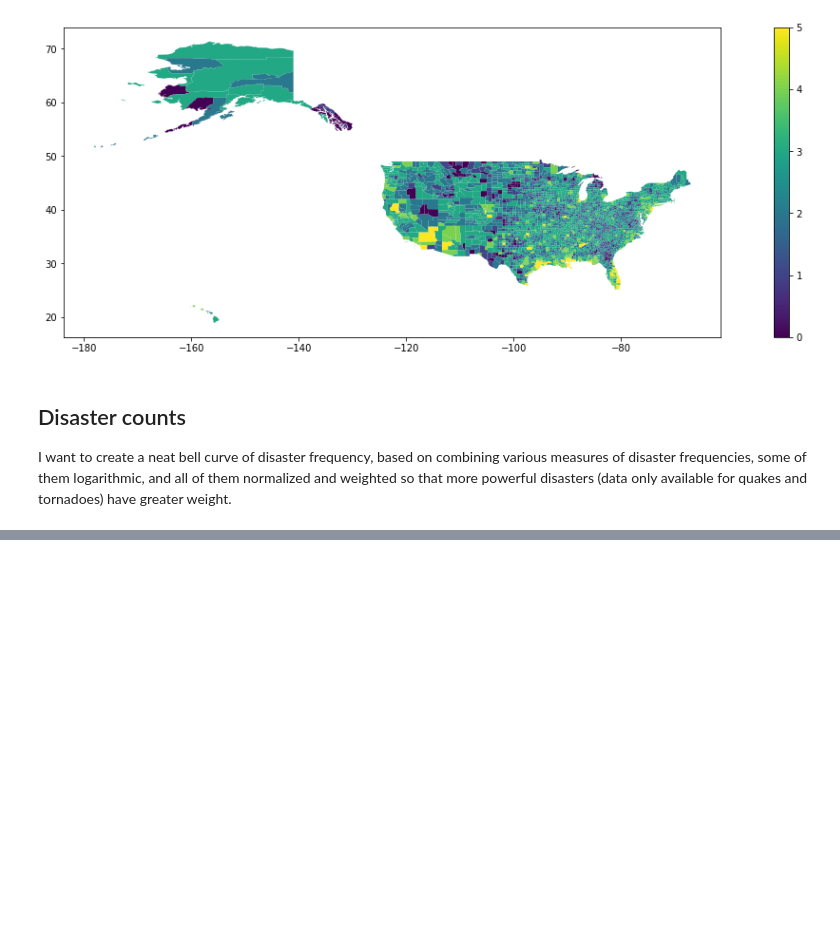
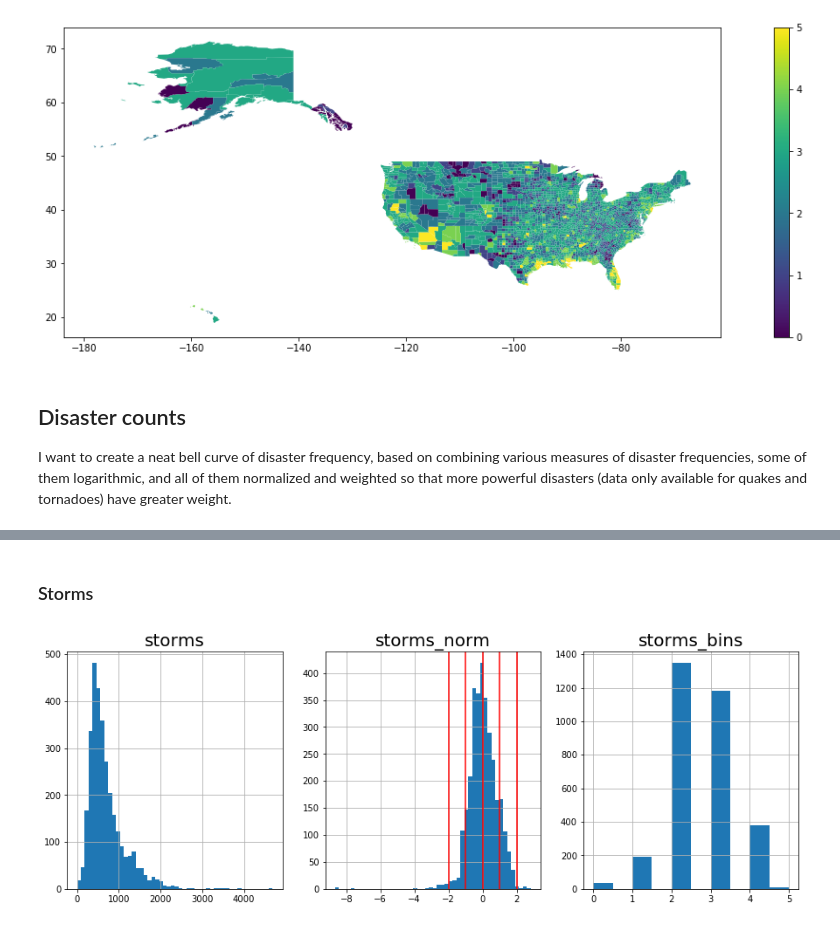
Before and after one commit to labs12-should-i-live-here/DS, a Jupyter notebook: notebooks/DMA6 - Overall disasterness.ipynb, the cells around one changed output, grey strips where cells are left out. Saved outputs shown, nothing was run; the diff lists cells and outputs as text; code cells hidden in the pictures; blank space fills up the shorter version.

```diff
--- a/notebooks/DMA6 - Overall disasterness.ipynb
+++ b/notebooks/DMA6 - Overall disasterness.ipynb
@@ -468,0 +314,45 @@ dis7.to_csv("../data_output/6__danger/danger_labels.csv")
+# %% [markdown]
+### Storms
+# %%
+# Aggregate together all the events that don't have explicit intensity measures.
+# I give hurricanes 100x more weight as the other events because they seem
+# more important and also because these hurricanes come from the FEMA dataset,
+# and only made it to the data when they were declared federal disasters.
+danger['storms'] = danger['Winter']\
+                    + danger['Storm']\
+                    + danger['Flood']\
+                    + danger['Fire']\
+                    + danger['Heat']\
+                    + danger['Drought']\
+                    + danger['Hurricane'] * 100
+
+# These disaster events are log-normally distributed, so let's take the
+# log10 and normalize the result
+danger['storms_norm'] = robust_scale(np.log10(danger['storms']+1))
+
+# Bin into 1, 2, or >2 standard deviations away from the mean
+danger['storms_bins'] = pd.cut(danger['storms_norm'], bins=[-20,-2,-1,0,1,2,20],
+                               include_lowest=True, retbins=False, labels=False)
+# %%
+fig, (ax, ax2, ax3) = plt.subplots(1,3, figsize=(15,5))
+var1 = 'storms'
+var2 = 'storms_norm'
+var3 = 'storms_bins'
+
+danger[var1].hist(ax=ax, bins=50);
+ax.set_title(var1, fontsize=20)
+
+danger[var2].hist(ax=ax2, bins=50);
+ax2.axvline(-2, color='r')
+ax2.axvline(-1, color='r')
+ax2.axvline(0, color='r')
+ax2.axvline(1, color='r')
+ax2.axvline(2, color='r')
+ax2.set_title(var2, fontsize=20)
+
+danger[var3].hist(ax=ax3);
+ax3.set_title(var3, fontsize=20)
+
+plt.show()
+# %% [output]
+[figure, added]
```
Also changed, not shown: parts of 51 cells of this notebook, 4 other files.
